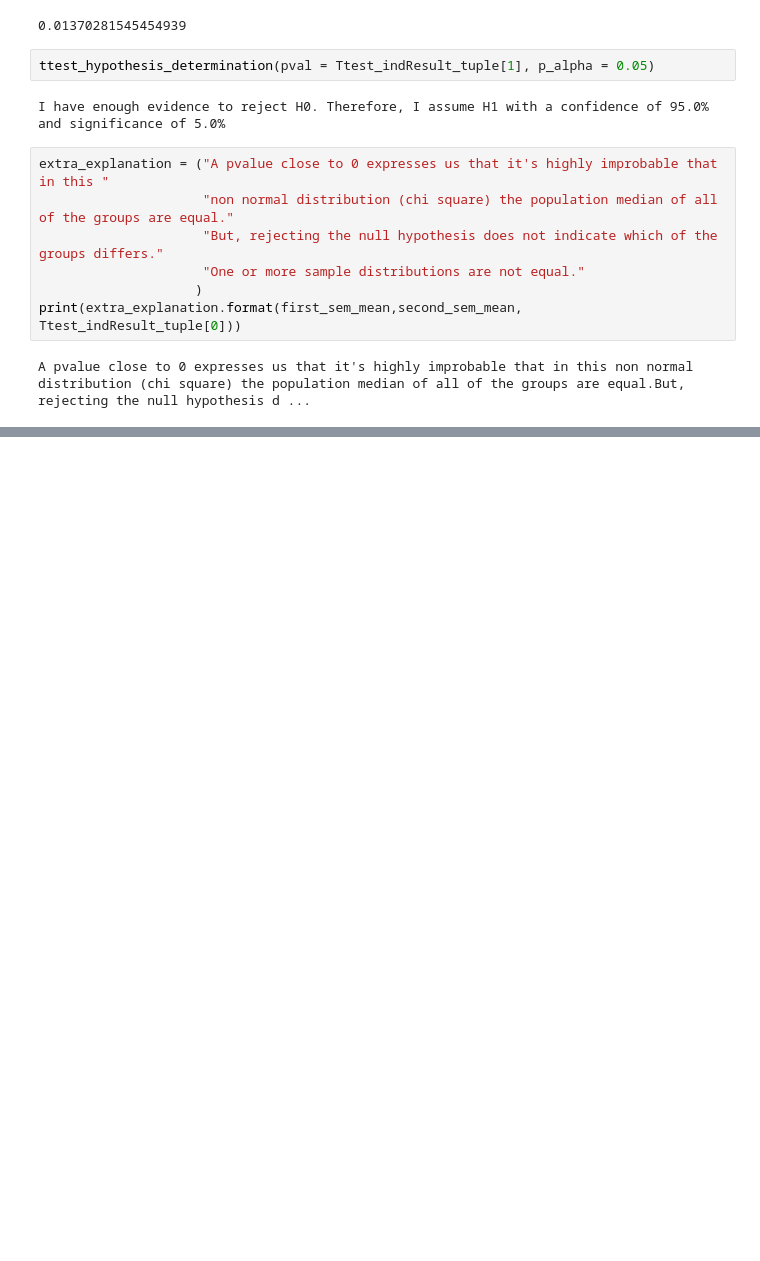
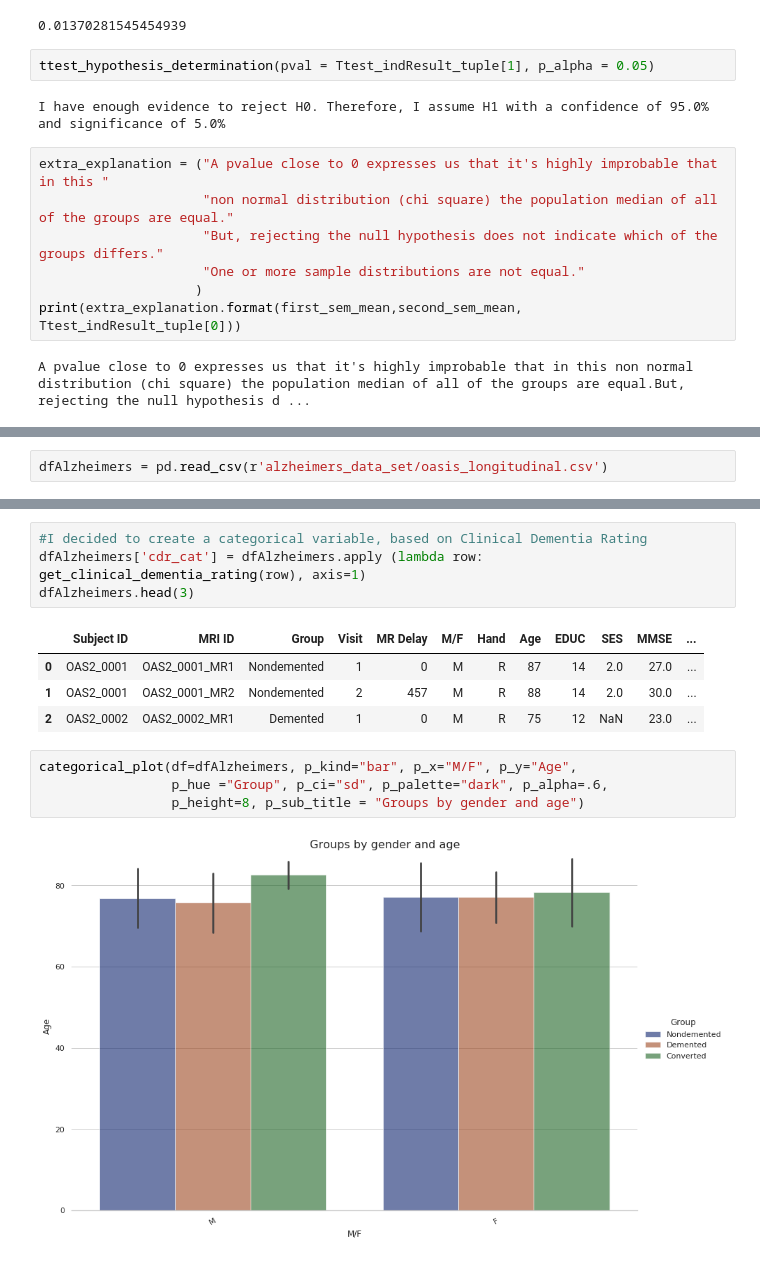
Before and after one commit to lveagithub/barcelonads, a Jupyter notebook: ThirdAssigment/Assignment_III.ipynb, the cells around one changed output, grey strips where cells are left out. Cells and saved outputs as stored; diff of their text form; blank space fills up the shorter version.

```diff
--- a/ThirdAssigment/Assignment_III.ipynb
+++ b/ThirdAssigment/Assignment_III.ipynb
@@ -559,0 +572,2 @@ A pvalue close to 0 expresses us that it's highly improbable that in this non no
+# %%
+dfAlzheimers = pd.read_csv(r'alzheimers_data_set/oasis_longitudinal.csv')
@@ -559,0 +603,15 @@ A pvalue close to 0 expresses us that it's highly improbable that in this non no
+# %%
+#I decided to create a categorical variable, based on Clinical Dementia Rating
+dfAlzheimers['cdr_cat'] = dfAlzheimers.apply (lambda row: get_clinical_dementia_rating(row), axis=1)
+dfAlzheimers.head(3)
+# %% [output]
+|  | Subject ID | MRI ID | Group | Visit | MR Delay | M/F | Hand | Age | EDUC | SES | MMSE | ... |
+| 0 | OAS2_0001 | OAS2_0001_MR1 | Nondemented | 1 | 0 | M | R | 87 | 14 | 2.0 | 27.0 | ... |
+| 1 | OAS2_0001 | OAS2_0001_MR2 | Nondemented | 2 | 457 | M | R | 88 | 14 | 2.0 | 30.0 | ... |
+| 2 | OAS2_0002 | OAS2_0002_MR1 | Demented | 1 | 0 | M | R | 75 | 12 | NaN | 23.0 | ... |
+# %%
+categorical_plot(df=dfAlzheimers, p_kind="bar", p_x="M/F", p_y="Age",
+                 p_hue ="Group", p_ci="sd", p_palette="dark", p_alpha=.6,
+                 p_height=8, p_sub_title = "Groups by gender and age")
+# %% [output]
+[figure, added]
```
Also changed, not shown: parts of 26 cells of this notebook, 2 other files.
